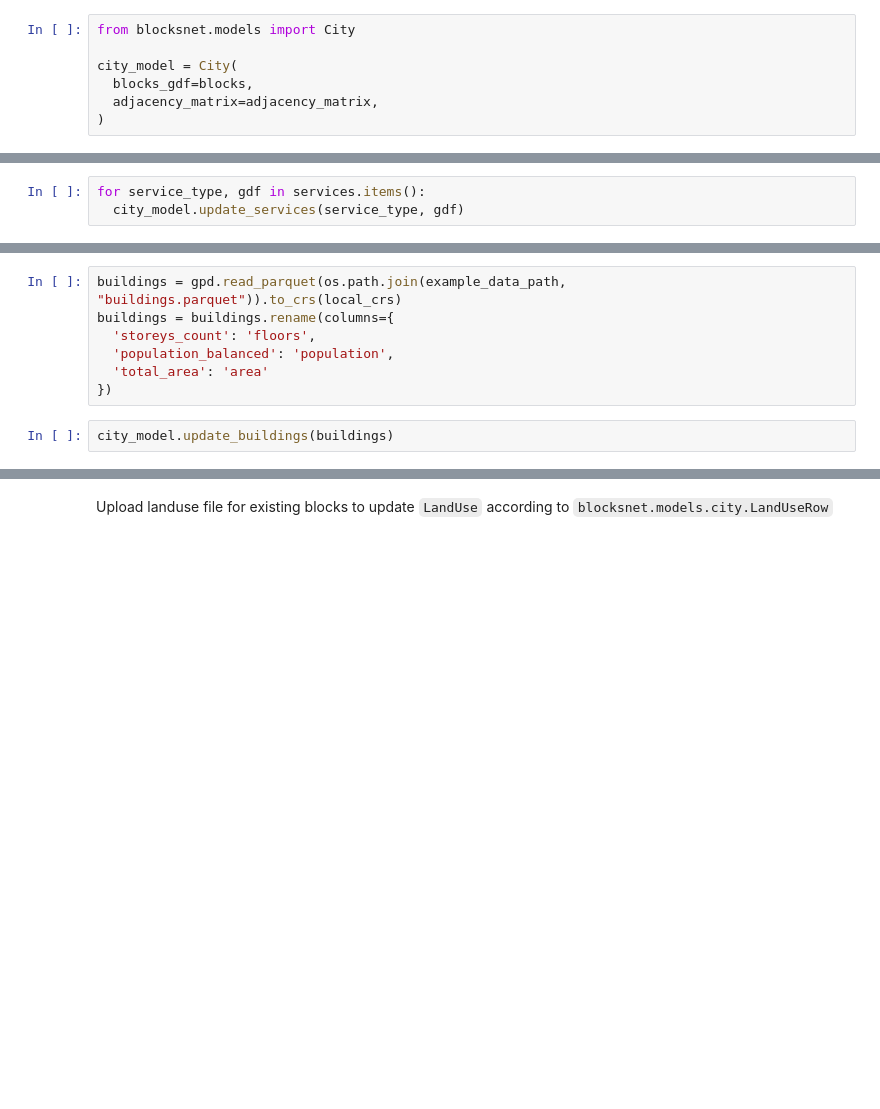
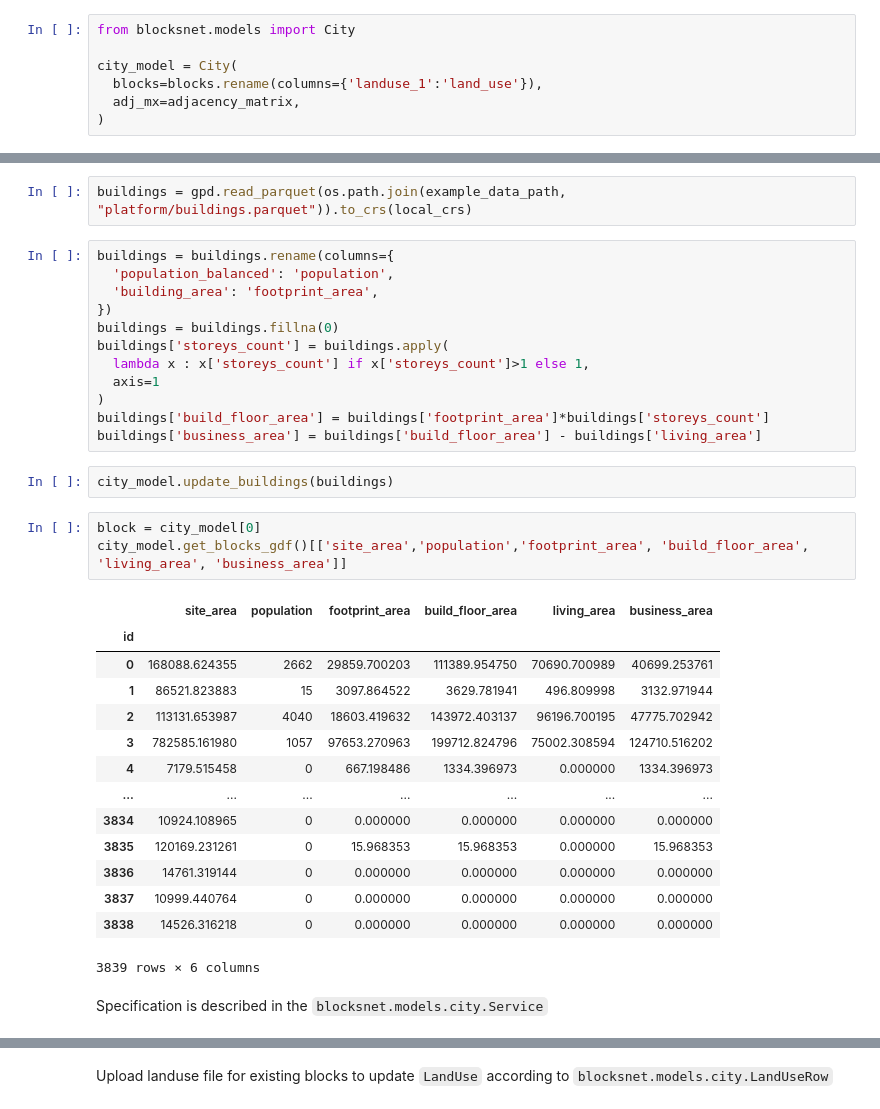
Before and after one commit to aimclub/blocksnet, a Jupyter notebook: examples/city.ipynb, the cells around one changed output, grey strips where cells are left out. Drawn from its saved outputs; the diff is of its cells as text; blank space fills up the shorter version.

Commit message:
feat: new buildings and services model

```diff
--- a/examples/city.ipynb
+++ b/examples/city.ipynb
@@ -18,8 +18,8 @@ adjacency_matrix = pd.read_pickle(os.path.join(example_data_path, "adjacency_mat
 from blocksnet.models import City
 
 city_model = City(
-  blocks_gdf=blocks,
-  adjacency_matrix=adjacency_matrix,
+  blocks=blocks.rename(columns={'landuse_1':'land_use'}),
+  adj_mx=adjacency_matrix,
 )
 # %% [markdown]
 Print city model to get the information about existing service types, CRS and blocks count
@@ -60,3 +41,0 @@ services = {"school": school, "kindergarten": kindergarten,
-# %%
-for service_type, gdf in services.items():
-  city_model.update_services(service_type, gdf)
@@ -65,9 +42,36 @@ Specification is described in the ``blocksnet.models.city.BuildingRow``
 # %%
-buildings = gpd.read_parquet(os.path.join(example_data_path, "buildings.parquet")).to_crs(local_crs)
-buildings = buildings.rename(columns={
-  'storeys_count': 'floors',
-  'population_balanced': 'population',
-  'total_area': 'area'
-})
+buildings = gpd.read_parquet(os.path.join(example_data_path, "platform/buildings.parquet")).to_crs(local_crs)
+# %%
+buildings = buildings.rename(columns={
+  'population_balanced': 'population',
+  'building_area': 'footprint_area',
+})
+buildings = buildings.fillna(0)
+buildings['storeys_count'] = buildings.apply(
+  lambda x : x['storeys_count'] if x['storeys_count']>1 else 1,
+  axis=1
+)
+buildings['build_floor_area'] = buildings['footprint_area']*buildings['storeys_count']
+buildings['business_area'] = buildings['build_floor_area'] - buildings['living_area']
 # %%
 city_model.update_buildings(buildings)
+# %%
+block = city_model[0]
+city_model.get_blocks_gdf()[['site_area','population','footprint_area', 'build_floor_area', 'living_area', 'business_area']]
+# %% [output]
+|  | site_area | population | footprint_area | build_floor_area | living_area | business_area |
+| id |  |  |  |  |  |  |
+| 0 | 168088.624355 | 2662 | 29859.700203 | 111389.954750 | 70690.700989 | 40699.253761 |
+| 1 | 86521.823883 | 15 | 3097.864522 | 3629.781941 | 496.809998 | 3132.971944 |
+| 2 | 113131.653987 | 4040 | 18603.419632 | 143972.403137 | 96196.700195 | 47775.702942 |
+| 3 | 782585.161980 | 1057 | 97653.270963 | 199712.824796 | 75002.308594 | 124710.516202 |
+| 4 | 7179.515458 | 0 | 667.198486 | 1334.396973 | 0.000000 | 1334.396973 |
+| ... | ... | ... | ... | ... | ... | ... |
+| 3834 | 10924.108965 | 0 | 0.000000 | 0.000000 | 0.000000 | 0.000000 |
+| 3835 | 120169.231261 | 0 | 15.968353 | 15.968353 | 0.000000 | 15.968353 |
+| 3836 | 14761.319144 | 0 | 0.000000 | 0.000000 | 0.000000 | 0.000000 |
+| 3837 | 10999.440764 | 0 | 0.000000 | 0.000000 | 0.000000 | 0.000000 |
+| 3838 | 14526.316218 | 0 | 0.000000 | 0.000000 | 0.000000 | 0.000000 |
+3839 rows × 6 columns
+# %% [markdown]
+Specification is described in the ``blocksnet.models.city.Service``
```
Also changed, not shown: parts of 10 cells of this notebook, 4 other files.
